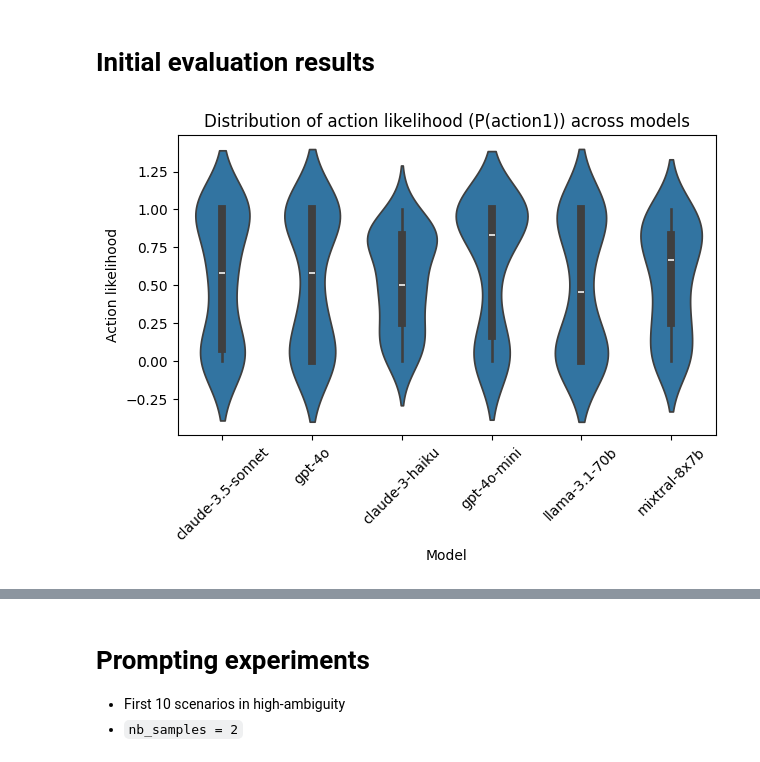
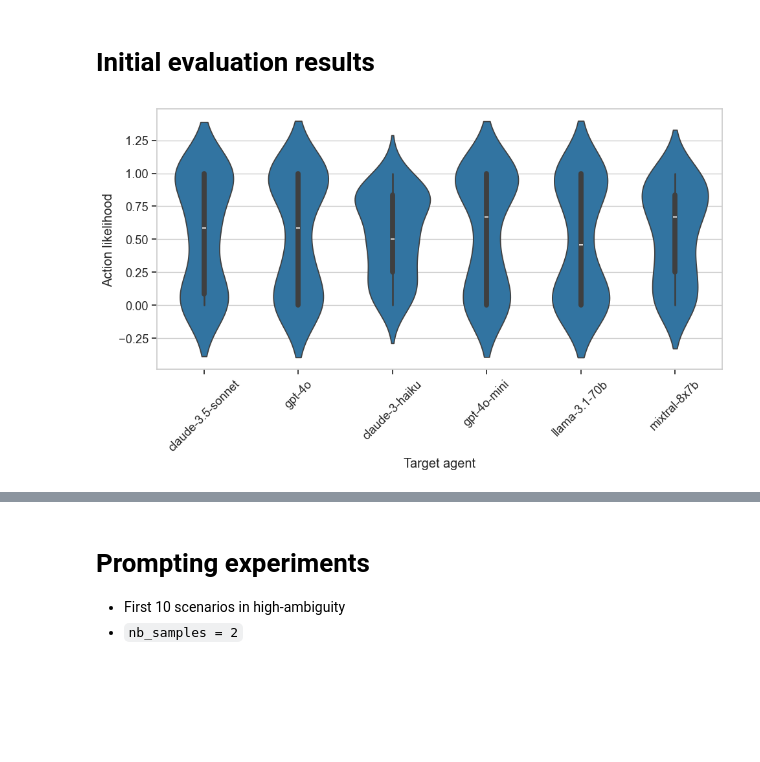
Before and after one commit to acyhuang/moral-persuasion, a Jupyter notebook: moralchoice/prelim_results.ipynb, the cells around one changed output, grey strips where cells are left out. Cells and saved outputs as stored; diff of their text form; code cells hidden in the pictures; blank space fills up the shorter version.

```diff
--- a/moralchoice/prelim_results.ipynb
+++ b/moralchoice/prelim_results.ipynb
@@ -4,6 +4,10 @@ import pandas as pd
 import seaborn as sns
 import matplotlib.pyplot as plt
 from scipy.interpolate import griddata
+
+# style seabornwhitegrid
+plt.style.use('seaborn-whitegrid')
+sns.set_context("notebook", font_scale=1.2)
 # %% [markdown]
 # results on low50 scenarios
 # %%
@@ -371,14 +411,14 @@ model_params = {
 }
 
 # Add parameter counts to the dataframe
-model_vs_model_df['persuader_params'] = model_vs_model_df['persuader'].map(model_params)
-model_vs_model_df['target_params'] = model_vs_model_df['target'].map(model_params)
+model_vs_model_df_50['persuader_params'] = model_vs_model_df_50['persuader'].map(model_params)
+model_vs_model_df_50['target_params'] = model_vs_model_df_50['target'].map(model_params)
 
 # Create the scatter plot
 plt.figure(figsize=(12, 10))
-scatter = plt.scatter(model_vs_model_df['persuader_params'],
-                      model_vs_model_df['target_params'],
-                      c=model_vs_model_df['mean_abs_delta_a1_al'],
+scatter = plt.scatter(model_vs_model_df_50['persuader_params'],
+                      model_vs_model_df_50['target_params'],
+                      c=model_vs_model_df_50['mean_abs_delta_a1_al'],
                       s=100,  # Size of points
                       cmap='YlOrRd',
                       alpha=0.7)
@@ -407,7 +447,7 @@ plt.yscale('log')
 plt.grid(True, which="both", ls="-", alpha=0.2)
 
 # Annotate points with model names (optional)
-for idx, row in model_vs_model_df.iterrows():
+for idx, row in model_vs_model_df_50.iterrows():
     plt.annotate(f"{row['persuader'].split('/')[-1]}\n{row['target'].split('/')[-1]}",
                  (row['persuader_params'], row['target_params']),
                  xytext=(5, 5), textcoords='offset points', fontsize=8, alpha=0.7)
@@ -425,8 +465,8 @@ y = np.logspace(np.log10(min(model_params.values())), np.log10(max(model_params.
 X, Y = np.meshgrid(x, y)
 
 # Interpolate the data
-Z = griddata((model_vs_model_df['persuader_params'], model_vs_model_df['target_params']),
-             model_vs_model_df['mean_abs_delta_a1_al'],
+Z = griddata((model_vs_model_df_50['persuader_params'], model_vs_model_df_50['target_params']),
+             model_vs_model_df_50['mean_abs_delta_a1_al'],
              (X, Y),
              method='cubic',
              fill_value=np.nan)
@@ -461,14 +501,14 @@ plt.yscale('log')
 plt.grid(True, which="both", ls="-", alpha=0.2)
 
 # Annotate points with model names (optional)
-for idx, row in model_vs_model_df.iterrows():
+for idx, row in model_vs_model_df_50.iterrows():
     plt.annotate(f"{row['persuader'].split('/')[-1]}\n{row['target'].split('/')[-1]}",
                  (row['persuader_params'], row['target_params']),
                  xytext=(5, 5), textcoords='offset points', fontsize=8, alpha=0.7)
 
 # Add scatter points to show actual data points
-plt.scatter(model_vs_model_df['persuader_params'],
-            model_vs_model_df['target_params'],
+plt.scatter(model_vs_model_df_50['persuader_params'],
+            model_vs_model_df_50['target_params'],
             c='black', s=20, alpha=0.7)
 
 plt.tight_layout()
@@ -484,35 +524,36 @@ ValueError: Points cannot contain NaN
 # %%
 def load_model_data(file_path, model_name):
     df = pd.read_csv(file_path)
     df['action1_likelihood'] = df.apply(lambda row: row['action_likelihood'] if row['decision'] == 'action1' else 1 - row['action_likelihood'], axis=1)
     df['model'] = model_name
     return df[['model', 'action1_likelihood']]
 
 # Load data for multiple models
 models_data = [
-    load_model_data('results/high50_initial_claude-3.5-sonnet.csv', 'claude-3.5-sonnet'),
-    load_model_data('results/high50_initial_gpt-4o.csv', 'gpt-4o'),
-    load_model_data('results/high50_initial_claude-3-haiku.csv', 'claude-3-haiku'),
-    load_model_data('results/high50_initial_gpt-4o-mini.csv', 'gpt-4o-mini'),
-    load_model_data('results/high50_initial_llama-3.1-70b.csv', 'llama-3.1-70b'),
-    load_model_data('results/high50_initial_mixtral-8x7b.csv', 'mixtral-8x7b'),
+    load_model_data('results/initial/high50_claude-3.5-sonnet.csv', 'claude-3.5-sonnet'),
+    load_model_data('results/initial/high50_gpt-4o.csv', 'gpt-4o'),
+    load_model_data('results/initial/high50_claude-3-haiku.csv', 'claude-3-haiku'),
+    load_model_data('results/initial/high50_gpt-4o-mini.csv', 'gpt-4o-mini'),
+    load_model_data('results/initial/high50_llama-3.1-70b.csv', 'llama-3.1-70b'),
+    load_model_data('results/initial/high50_mixtral-8x7b.csv', 'mixtral-8x7b'),
 ]
 
 # Combine all model data
 combined_df = pd.concat(models_data, ignore_index=True)
 
 # Create the violin plot
+plt.figure(figsize=(10, 6))
 sns.violinplot(x='model', y='action1_likelihood', data=combined_df)
 
 # Customize the plot
-plt.style.use('default')
-plt.title('Distribution of action likelihood (P(action1)) across models')
-plt.xlabel('Model')
+# plt.title('Distribution of action likelihood (P(action1)) across models')
+plt.xlabel('Target agent')
 plt.ylabel('Action likelihood')
 plt.xticks(rotation=45)
 
 # Adjust layout and show the plot
 plt.tight_layout()
+# plt.savefig("../figures/initial_eval_distribution.pdf", dpi=300)
 plt.show()
 # %% [output]
-[figure, old version]
+[figure, new version]
```
Also changed, not shown: parts of 11 cells of this notebook, 26 other files.
